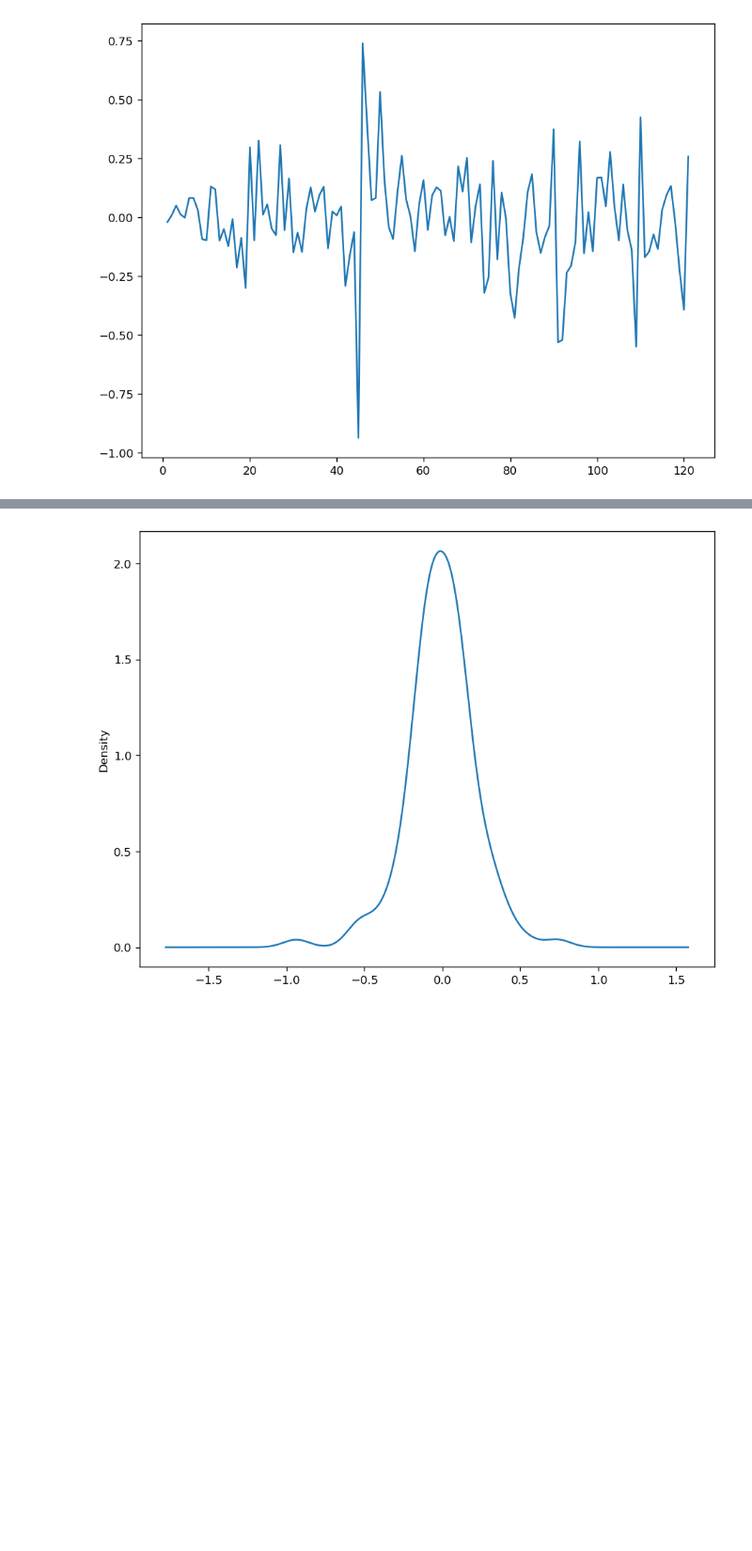
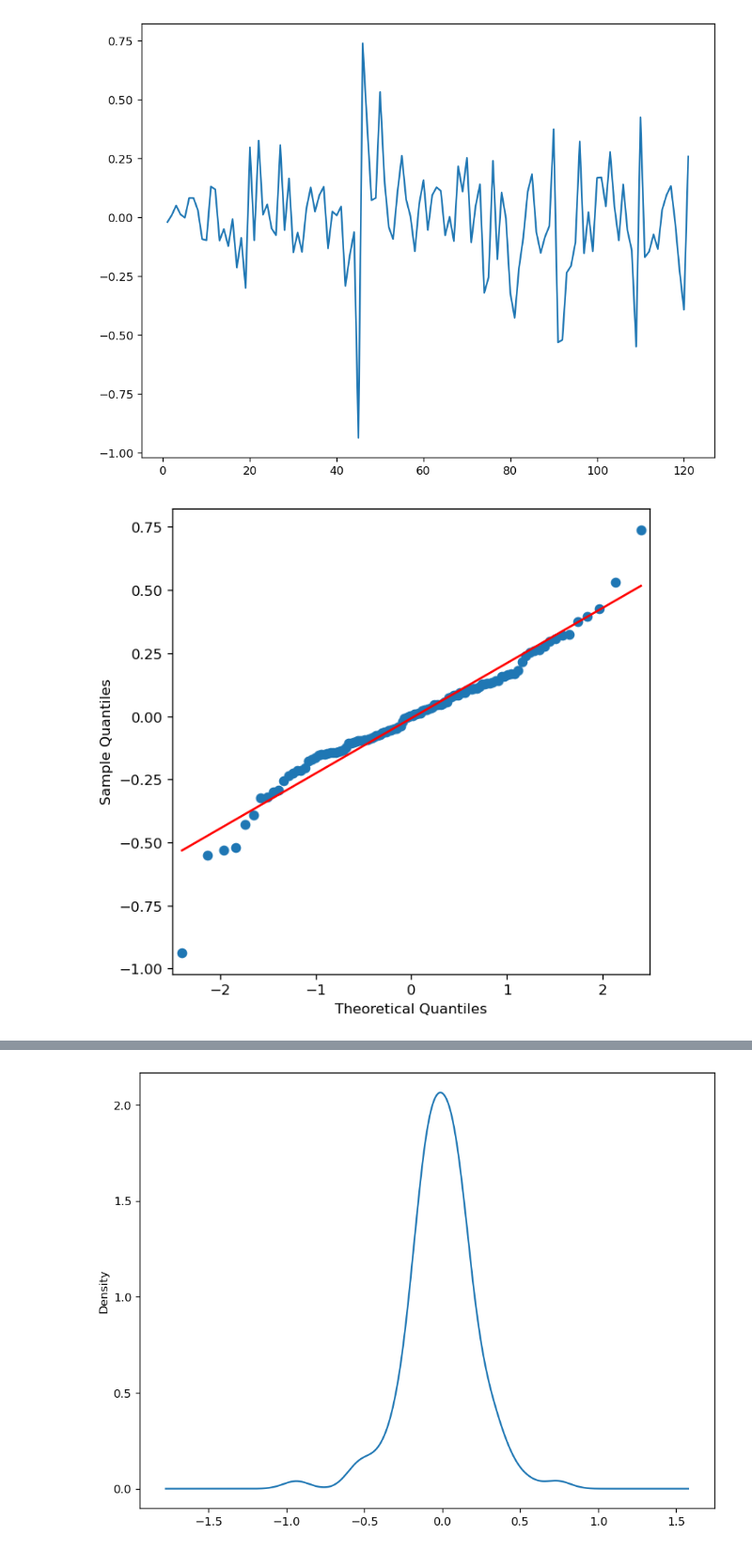
Before and after one commit to L-dos-Santos/final-project, a Jupyter notebook: Final Project.ipynb, the cells around one changed output, grey strips where cells are left out. Shown: that part at 94% size. Drawn from its saved outputs; the diff is of its cells as text; code cells hidden in the pictures; blank space fills up the shorter version.

Commit message:
graph

```diff
--- a/Final Project.ipynb
+++ b/Final Project.ipynb
@@ -489,3 +499,15 @@ residuals.plot()
 pyplot.show();
 # %% [output]
 [figure]
+# %%
+# Q-Q plot of the quantiles of x versus the quantiles/ppf of a distribution.
+# Call qqplot() for arima_obj_fit
+fig, ax = plt.subplots(figsize=(6, 6))
+
+# Remove the first and last point from residuals
+residuals = model.resid[2:]
+
+sm.qqplot(residuals, line='s', ax=ax)
+plt.show()
+# %% [output]
+[figure, added]
```
Also changed, not shown: parts of 7 cells of this notebook.
